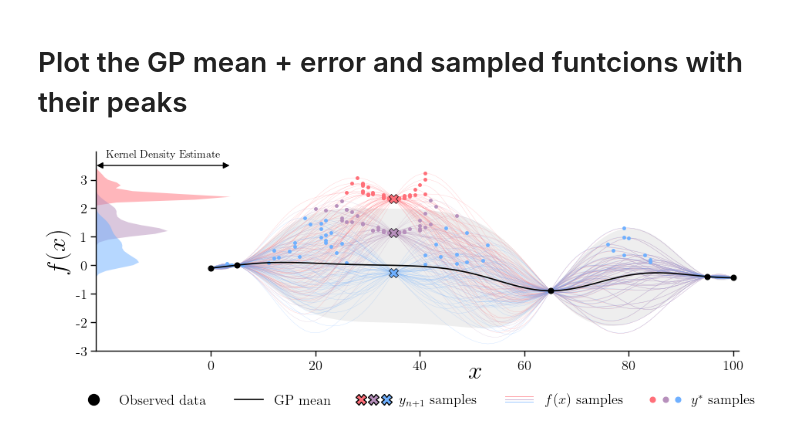
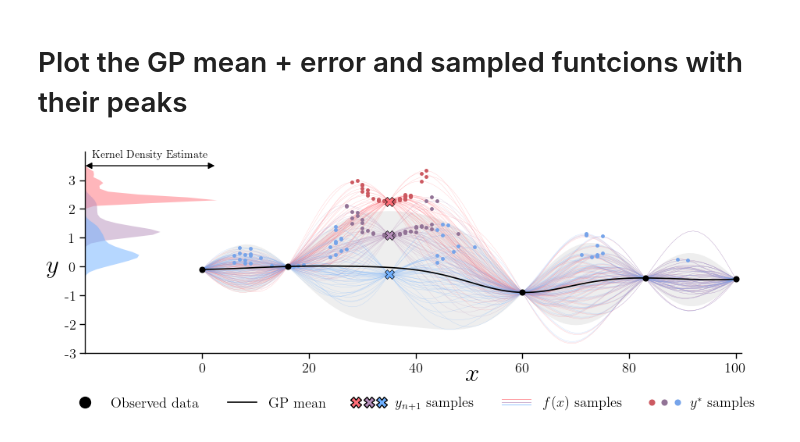
Before and after one commit to graphcore-research/mes, a Jupyter notebook: visualize/gp_plots.ipynb, the cells around one changed output. Drawn from its saved outputs; the diff is of its cells as text; code cells hidden in the pictures.

```diff
--- a/visualize/gp_plots.ipynb
+++ b/visualize/gp_plots.ipynb
@@ -41,7 +41,16 @@ x_idx = 35
 # idx_train = np.array([0, 50, 90, 100])
 # idx_ytrain = np.array([0.5, 0.0, -0.2, 0.7])
 
-idx_train = np.array([0, 5, 65, 95, 100])
+# idx_train = np.array([0, 5, 65, 95, 100])
+# idx_ytrain = np.array([-0.1, 0, -0.9, -0.4, -0.44])
+
+# idx_train = np.array([5, 65, 95])
+# idx_ytrain = np.array([0, -0.9, -0.4])
+
+# idx_train = np.array([0, 65, 100])
+# idx_ytrain = np.array([-0.1, -0.9, -0.44])
+
+idx_train = np.array([0, 16, 60, 83, 100])
 idx_ytrain = np.array([-0.1, 0, -0.9, -0.4, -0.44])
 
 
@@ -138,6 +147,7 @@ def plot_gp_and_sample_funcs(
 import seaborn as sns
 
 COLORS = ["#FF6F79", "#B790BC", "#6FB0FF"]
+Y_MAX_COLORS = ["#CC5961", "#927396", "#76A4EA"]
 
 
 def plot_training_data(
@@ -163,6 +173,7 @@ def plot_training_data(
 
 def plot_sample_functions(
     color: str,
+    ymax_color: str,
     x_train: np.ndarray,
     y_train: np.ndarray,
     x_grid: np.ndarray,
@@ -191,8 +202,8 @@ def plot_sample_functions(
             zorder=9,
             marker=".",
             markersize=5,
-            markerfacecolor=color,
-            color=color,
+            markerfacecolor=ymax_color,
+            color=ymax_color,
             # markeredgecolor="k",
             # markeredgewidth=0.3,
         )
@@ -224,9 +235,11 @@ plot_training_data(
     y_max=4,
 )
 
+max_heights = []
 for i, (y_sampled_funcs, color) in enumerate(zip(y_func_samples, COLORS)):
     plot_sample_functions(
         color=color,
+        ymax_color=Y_MAX_COLORS[i],
         x_train=x_train,
         y_train=y_train,
         x_grid=x_grid,
@@ -259,7 +272,11 @@ for i, (y_sampled_funcs, color) in enumerate(zip(y_func_samples, COLORS)):
 
     ax.fill_betweenx(y_grid, [KDE_X_LIM] * len(y_grid), KDX_X_SCALE * kde.density(y_grid) + KDE_X_LIM, alpha=0.5, color=color, linewidth=0)
 
-ax.set_ylim(-3, 4)
+
+    max_heights += [max(KDX_X_SCALE * kde.density(y_grid) + KDE_X_LIM)]
+
+Y_LIM = (-3, 4)
+ax.set_ylim(*Y_LIM)
 ax.set_xlim(KDE_X_LIM, 101)
 
 
@@ -271,11 +288,13 @@ ax.set_yticklabels(range(-3, 4))
 
 x_label_pos = (50 - KDE_X_LIM) / (100 - KDE_X_LIM)
 ax.set_xlabel(r"$x$", fontsize=24)
-ax.set_ylabel(r"$f(x)$", fontsize=24)
+ax.set_ylabel(r"$y$", fontsize=24, rotation=0)
+# ax.set_ylabel(r"$f(x)$", fontsize=24)
 ax.xaxis.set_label_coords(x_label_pos, -0.05)
+ax.yaxis.set_label_coords(-0.05, 3/8)
 # ax.yaxis.set_label_coords(-0.02, 0.5)
 
-posAx, posBx = -22.3, 4
+posAx, posBx = -22.3, max(max_heights)
 arrow = FancyArrowPatch(
     posA=(posAx, 3.5), posB=(posBx, 3.5),
     arrowstyle='<|-|>',
@@ -344,9 +363,9 @@ multiple_line_handles = VerticalGroup((
 ))
 
 multiple_ymax_marker_handles = HorizontalGroup((
-    mlines.Line2D([], [], marker="o", color=COLORS[0], linewidth=0),#, markeredgewidth=0.1, markeredgecolor="k"),
-    mlines.Line2D([], [], marker="o", color=COLORS[1], linewidth=0),#, markeredgewidth=0.1, markeredgecolor="k"),
-    mlines.Line2D([], [], marker="o", color=COLORS[2], linewidth=0),#, markeredgewidth=0.1, markeredgecolor="k")
+    mlines.Line2D([], [], marker="o", color=Y_MAX_COLORS[0], linewidth=0),#, markeredgewidth=0.1, markeredgecolor="k"),
+    mlines.Line2D([], [], marker="o", color=Y_MAX_COLORS[1], linewidth=0),#, markeredgewidth=0.1, markeredgecolor="k"),
+    mlines.Line2D([], [], marker="o", color=Y_MAX_COLORS[2], linewidth=0),#, markeredgewidth=0.1, markeredgecolor="k")
 ))
 
 multiple_yn1_marker_handles = HorizontalGroup((
@@ -363,31 +382,31 @@ handles = [
     multiple_yn1_marker_handles,
     multiple_line_handles,
     multiple_ymax_marker_handles,
 ]
 labels = [
     "Observed data",
     "GP mean",
     r"$y_{n + 1}$ samples",
     r"$f(x)$ samples",
     r"$y^*$ samples",
 ]
 
 plt.legend(
     handles,
     labels,
     handler_map={
         VerticalGroup: HandlerVerticalLines(),
         HorizontalGroup: HandlerHorizontalMarkers(),
     },
     ncols=5,
     loc='lower center',
     bbox_to_anchor=(0.5, -0.35),
     frameon=False,
 )
 
 
 sns.despine(ax=ax)
 plt.tight_layout()
 plt.savefig("../paper_plots/gp_samples_v3.pdf")
 # %% [output]
-[figure, old version]
+[figure, new version]
```
